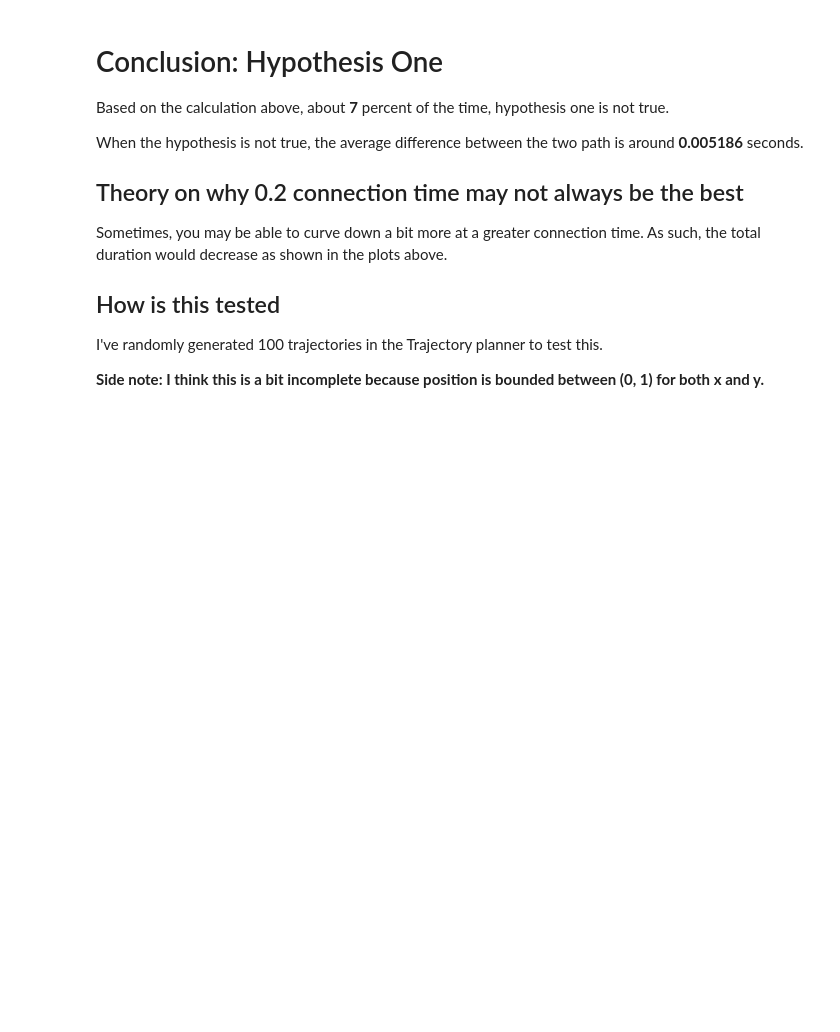
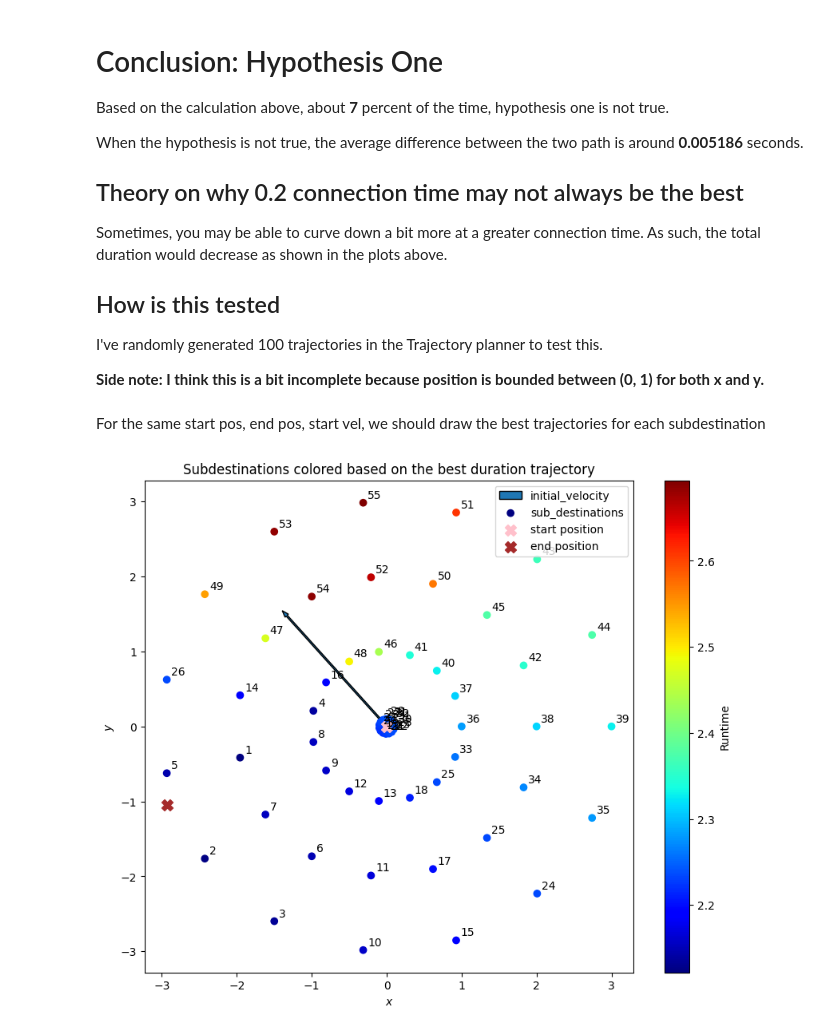
Before and after one commit to Mr-Anyone/Thunderbot_Software, a Jupyter notebook: src/software/ai/navigator/path_planner/Trajectory Hypothesis Testing.ipynb, the cells around one changed output. Cells and saved outputs as stored; diff of their text form; code cells hidden in the pictures; blank space fills up the shorter version.

```diff
--- a/src/software/ai/navigator/path_planner/Trajectory Hypothesis Testing.ipynb
+++ b/src/software/ai/navigator/path_planner/Trajectory Hypothesis Testing.ipynb
@@ -200,3 +194,65 @@ Sometimes, you may be able to curve down a bit more at a greater connection time
 I've randomly generated 100 trajectories in the Trajectory planner to test this.
 
 **Side note: I think this is a bit incomplete because position is bounded between (0, 1) for both x and y.**
+# %% [markdown]
+For the same start pos, end pos, start vel, we should draw the best trajectories for each subdestination
+# %%
+import matplotlib.cm as cm
+
+grouped_find_traj_calls = df.groupby(["start_x", "start_y", 'end_x', 'end_y', "initial_vel(x)", "initial_vel(y)"])
+
+# Get one of the find_traj calls data points
+find_traj_call_index = 1
+find_traj_call_data = grouped_find_traj_calls.get_group(list(grouped_find_traj_calls.groups.keys())[find_traj_call_index])
+
+# Plot the best trajectories for each subdestination for the same initial velocity, start and end position
+min_durations = find_traj_call_data.groupby(["sub_dest_x", "sub_dest_y"])["duration"].idxmin()
+min_durations = find_traj_call_data.loc[min_durations]
+
+# Sort the min_durations DataFrame by duration and assign a rank to each subtrajectory based on its duration
+min_durations = min_durations.sort_values("duration")
+min_durations["rank"] = min_durations["duration"].rank(method="dense")
+
+# basic information
+vel_x = min_durations["initial_vel(x)"].iloc[0]
+vel_y = min_durations["initial_vel(y)"].iloc[0]
+start_x = min_durations["start_x"].iloc[0]
+start_y = min_durations["start_y"].iloc[0]
+end_x = min_durations["end_x"].iloc[0]
+end_y = min_durations["end_y"].iloc[0]
+
+sub_dest_x = min_durations["sub_dest_x"]
+sub_dest_y = min_durations["sub_dest_y"]
+
+# Create a list of colors based on the duration
+durations = min_durations["duration"]
+min_duration = durations.min()
+max_duration = durations.max()
+
+standardized_colors = (durations - min_duration) / (max_duration - min_duration)
+colors = [(c, c, c) for c in standardized_colors]
+
+# plotting basic stuff
+fig, ax = plt.subplots()
+plt.title("Subdestinations colored based on the best duration trajectory")
+plt.xlabel("$x$")
+plt.ylabel("$y$")
+plt.arrow(start_x, start_y, vel_x, vel_y, label="initial_velocity", width=0.02)
+
+# Add a colorbar to show how the color range relates to the runtime
+sc = plt.scatter(sub_dest_x, sub_dest_y, c=durations, label="sub_destinations", cmap=cm.jet)
+plt.colorbar(sc, label='Runtime')
+
+# Add numbers next to each scatter plot point for the sub_destinations based on the ordered duration ranking
+for x, y, rank in zip(sub_dest_x, sub_dest_y, min_durations["rank"]):
+    ax.text(x + 0.06, y + 0.06, str(int(rank)), fontsize=10)
+
+plt.scatter([start_x], [start_y], c="pink", label="start position", marker="X", s=100)
+plt.scatter([end_x], [end_y], c="brown", label="end position", marker="X", s=100)
+plt.legend()
+
+# show plot a bit bigger but with equal x and y proportions
+ax.set_aspect('equal', adjustable='box')
+fig.set_size_inches(10, 8)
+# %% [output]
+[figure, added]
```
Also changed, not shown: parts of 5 cells of this notebook, 1 other file.
